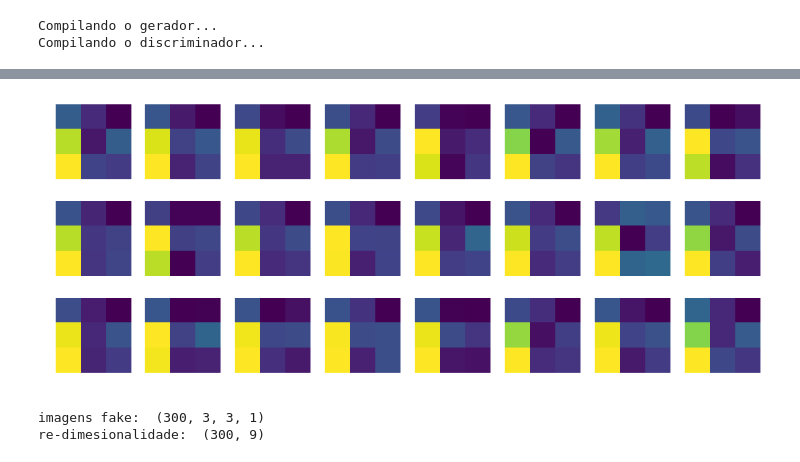
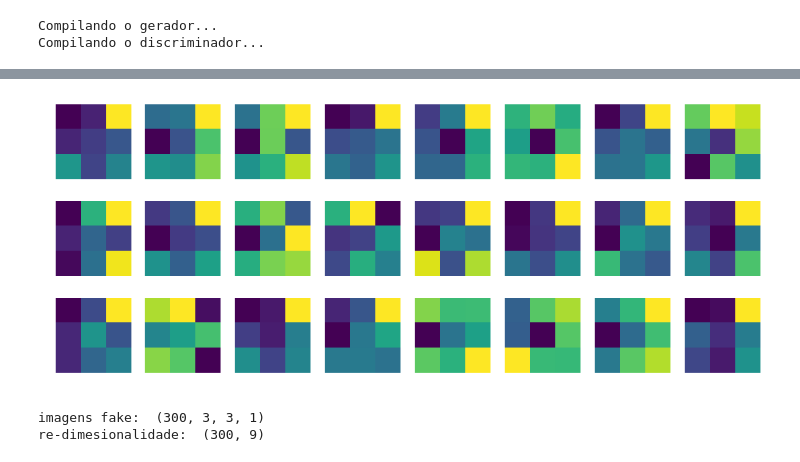
Before and after one commit to ejrueda/MasterUFPA, a Jupyter notebook: Proyectos/BioInformática/GANs-genoma.ipynb, the cells around one changed output, grey strips where cells are left out. Saved outputs shown, nothing was run; the diff lists cells and outputs as text; code cells hidden in the pictures.

```diff
--- a/Proyectos/BioInformática/GANs-genoma.ipynb
+++ b/Proyectos/BioInformática/GANs-genoma.ipynb
@@ -72,0 +85,13 @@ for i in imgs:
+# %%
+pca2 = PCA(n_components=2)
+pca2.fit(X_train)
+X_real = pca2.transform(X_train)
+X_fake = pca2.transform(np.random.normal(0,1,(100,9)))
+plt.figure(figsize=(10,6))
+plt.grid()
+plt.title("Dados reais vs distribuição normal", fontsize=14)
+plt.xlabel("componente principal um", fontsize=13)
+plt.ylabel("componente principal dois", fontsize=13)
+plt.scatter(X_real[:,0], X_real[:,1], label="Real", alpha=.5, color="green")
+plt.scatter(X_fake[:,0], X_fake[:,1], label="fake", alpha=.6, color="red")
+plt.legend();
@@ -83,9 +113,8 @@ class GANs():
         self.d_loss = []
         self.g_lpe = []
         self.d_lpe = []
-        #self.optimizer = Adam(lr=0.0001, beta_1=0.5)
-        self.optimizerD = Adam(lr=0.0001, beta_1=0.5)
-        self.optimizerG = Adam(lr=0.0004, beta_1=0.5)
+        self.optimizerD = Adam(lr=0.00001, beta_1=0.5)
+        self.optimizerG = Adam(lr=0.00004, beta_1=0.5)
         self.G = self.noise_generator()
         print("Compilando o gerador...")
         self.G.compile(loss='binary_crossentropy', optimizer=self.optimizerG)
@@ -101,12 +130,9 @@ class GANs():
     #criação do gerador de imagens fake
     def noise_generator(self):
         model = Sequential()
-        model.add(Dense(16, input_shape=(self.noise_input,)))
-        model.add(LeakyReLU(alpha=0.2))
-        model.add(Dense(32))
-        model.add(LeakyReLU(alpha=0.2))
-        model.add(Dense(64))
-        model.add(LeakyReLU(alpha=0.2))
+        model.add(Dense(256, input_shape=(self.noise_input,)))
+        model.add(LeakyReLU(alpha=0.3))
+        model.add(Dropout(.1))
         model.add(Dense(self.width*self.height*self.channels, activation="tanh"))
         model.add(Reshape((self.width, self.height, self.channels)))
         return model
@@ -114,11 +140,10 @@ class GANs():
     #criação do discriminador
     def discriminator(self):
         model = Sequential()
-        model.add(Dense(64, input_shape=self.dim))
+        model.add(Dense(32, input_shape=self.dim))
         model.add(LeakyReLU(alpha=0.2)) #función rectificadora
-        model.add(Dense(32))
-        model.add(LeakyReLU(alpha=0.2)) #función rectificadora
-        model.add(Dense(16))
+        model.add(Dropout(.1))
+        #model.add(Dense(16))
         model.add(Flatten())
         model.add(Dense(1, activation='sigmoid'))
 
@@ -184,7 +209,7 @@ class GANs():
                 g_l = self.stacked_generator_discriminator.train_on_batch(noise, y_mislabled)
                 self.g_loss.append(g_l)
                 count_b += 1
-                if (count_b%20)==0:
+                if (count_b%len(batches))==0:
                     t_f = time()
                     t = t_f - t_i
                     t_i = time()
@@ -193,7 +218,8 @@ class GANs():
             self.g_lpe.append(g_l)
             self.d_lpe.append(d_l[0])
 # %%
-gan = GANs(width=3, height=3, channels=1, noise_input=100)
+noise_input = 100
+gan = GANs(width=3, height=3, channels=1, noise_input=noise_input)
 # %% [output]
 Compilando o gerador...
 Compilando o discriminador...
@@ -248,5 +270,5 @@ plt.axis("off");
 # %%
 t_i = time()
-gan.train(X_img, epochs=1000,batch_size=16)
+gan.train(X_img, epochs=500,batch_size=16)
 t_f = time()
 # %% [output]
@@ -304,14 +326,14 @@ plt.legend();
 # %%
 num_imgs = 24 #número de imágenes a mostrar aleatoriamente
-img_pre = gan.G.predict(np.random.normal(0,1,(num_imgs,100)))
+img_pre = gan.G.predict(np.random.normal(0,1,(num_imgs, noise_input)))
 fig = plt.figure(figsize=(15,6))
 for i in range(num_imgs):
     ax=fig.add_subplot(3,8,i+1)
     img = img_pre[i]
     plt.imshow(img.reshape((3,3)))
     ax.axis("off")
 plt.show()
 # %% [output]
-[figure, old version]
+[figure, new version]
 # %%
 num_imgs = 300
```
Also changed, not shown: parts of 21 cells of this notebook, 4 other files.
